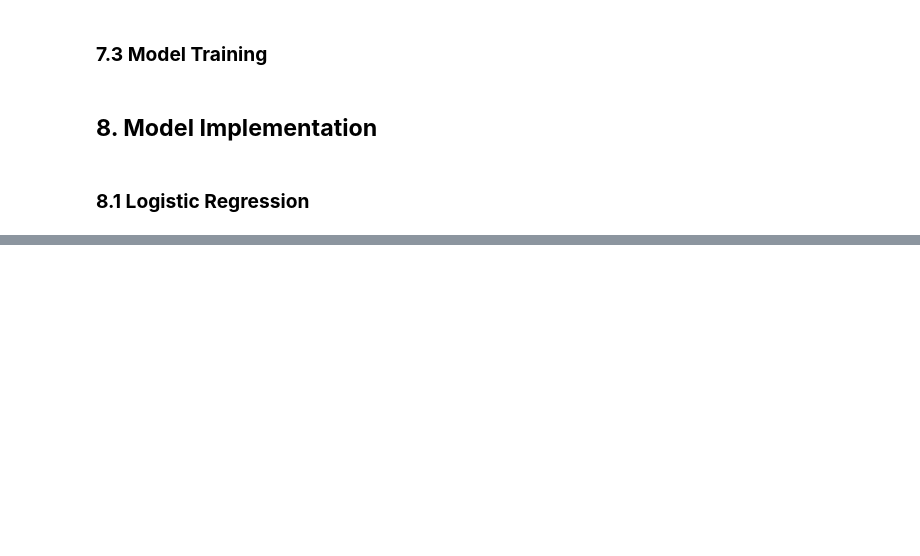
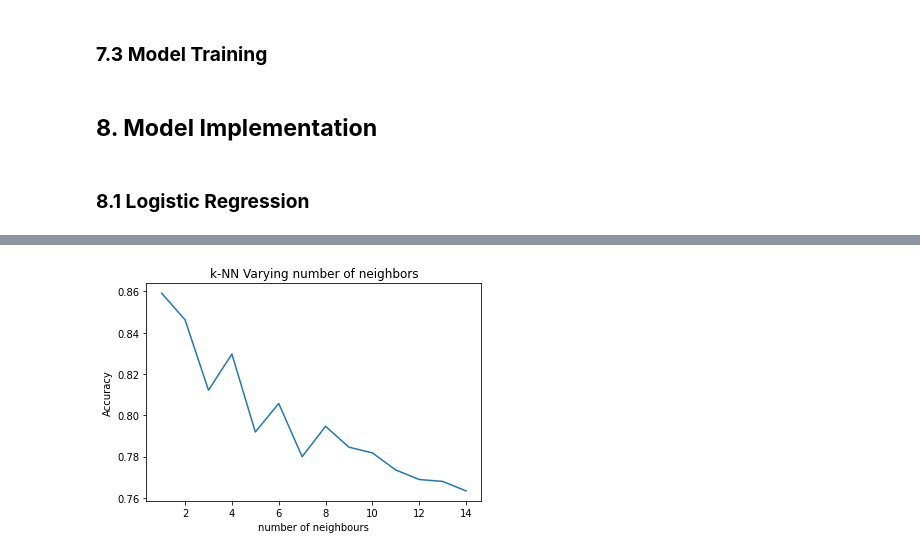
Before and after one commit to Navneet2409/cardiovascular-risk-prediction, a Jupyter notebook: Cardiovascular_Notebook_Navneet_Keshri.ipynb, the cells around one changed output, grey strips where cells are left out. Drawn from its saved outputs; the diff is of its cells as text; code cells hidden in the pictures; blank space fills up the shorter version.

```diff
--- a/Cardiovascular_Notebook_Navneet_Keshri.ipynb
+++ b/Cardiovascular_Notebook_Navneet_Keshri.ipynb
@@ -738,3 +740,7 @@ risk_df['is_smoking'] = risk_df['is_smoking'].map({'YES':1, 'NO':0})
+# %%
+# Check Unique Values for each categorical variable.
+for i in categorical_features:
+  print("No. of unique values in",i,"is",risk_df[i].nunique())
 # %% [markdown]
 ### **6.2 Feature Selection**
 # %% [markdown]
@@ -1111,0 +1186,18 @@ def predict(ml_model, model_name):
+# %%
+# Checking the optimum value of the k:
+accuracy=[]
+
+# Iteratig for the optimum values of k
+for i in range(1,15):
+  knn=KNeighborsClassifier(n_neighbors=i)
+  knn.fit(X_train,y_train)
+  accuracy.append(knn.score(X_test, y_test))
+
+#plotting the k-value vs accuracy
+plt.title('k-NN Varying number of neighbors')
+plt.plot(range(1,15), accuracy)
+plt.xlabel('number of neighbours')
+plt.ylabel('Accuracy')
+plt.show()
+# %% [output]
+[figure, added]
```
Also changed, not shown: parts of 47 cells of this notebook.
